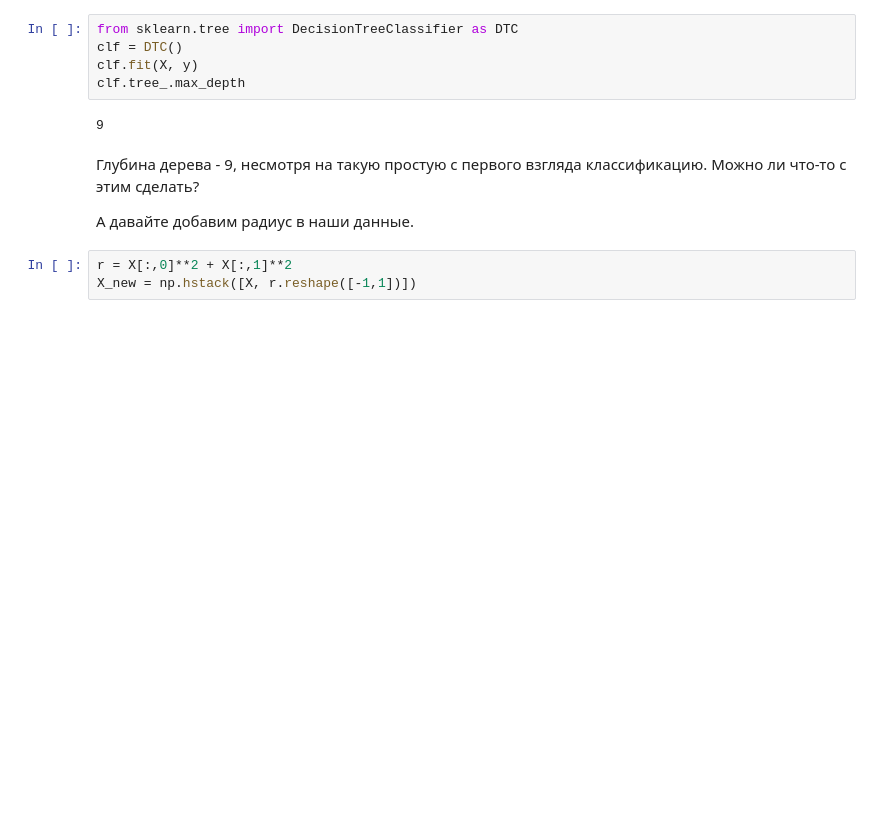
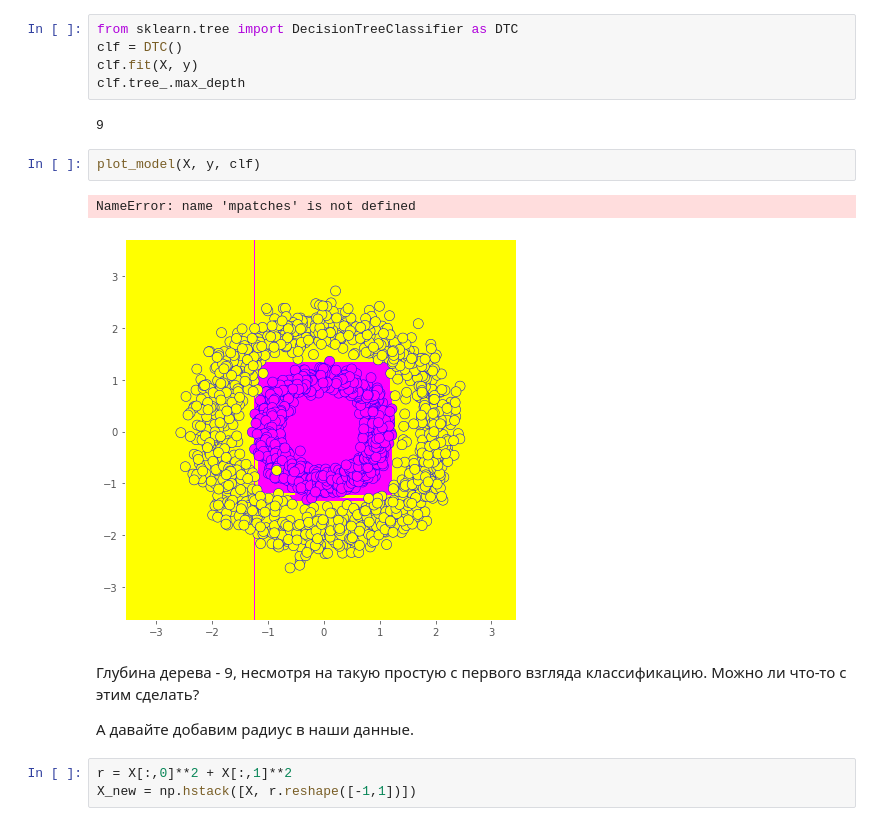
Before and after one commit to samstikhin/ml2021, a Jupyter notebook: 04-Features/Features.ipynb, the cells around one changed output. Saved outputs shown, nothing was run; the diff lists cells and outputs as text; blank space fills up the shorter version.

```diff
--- a/04-Features/Features.ipynb
+++ b/04-Features/Features.ipynb
@@ -47,6 +49,11 @@ clf.fit(X, y)
 clf.tree_.max_depth
 # %% [output]
 9
+# %%
+plot_model(X, y, clf)
+# %% [output]
+NameError: name 'mpatches' is not defined
+[figure, added]
 # %% [markdown]
 Глубина дерева - 9, несмотря на такую простую с первого взгляда классификацию. Можно ли что-то с этим сделать?
 
```
Also changed, not shown: parts of 7 cells of this notebook, 2 other files.
